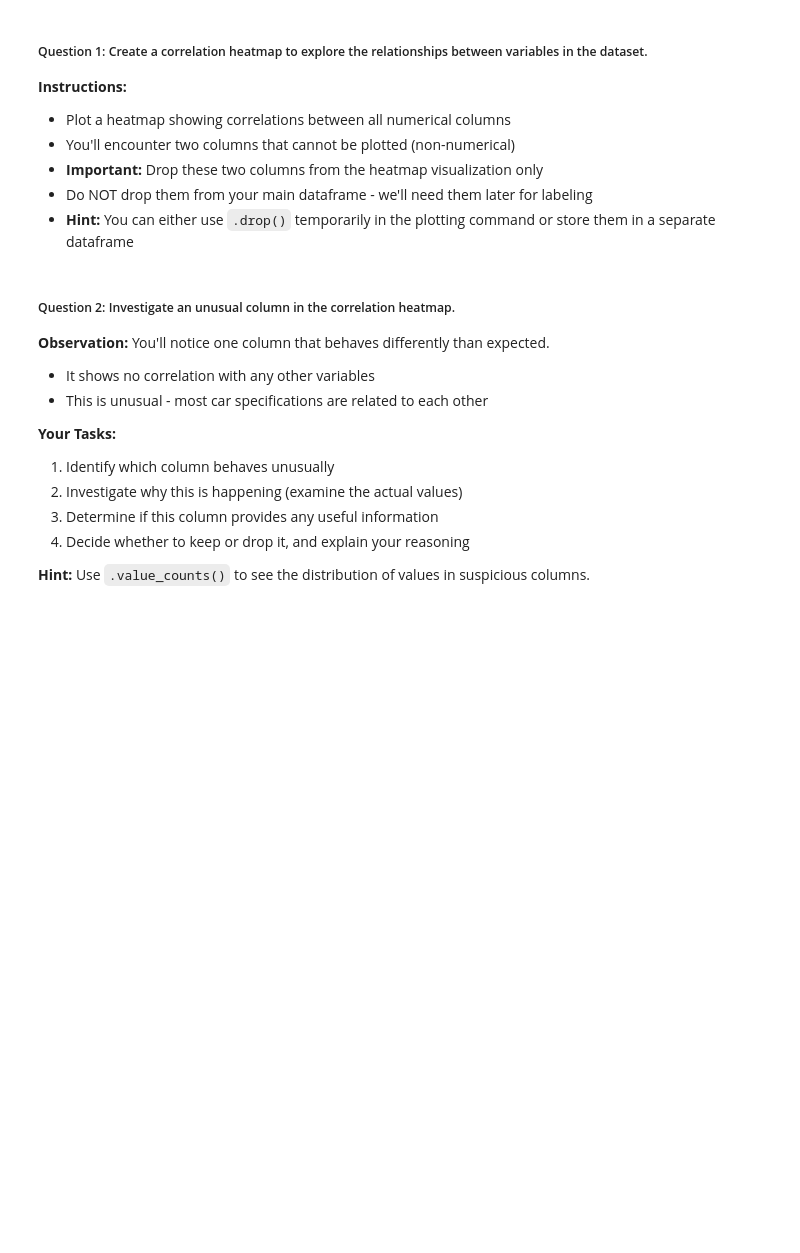
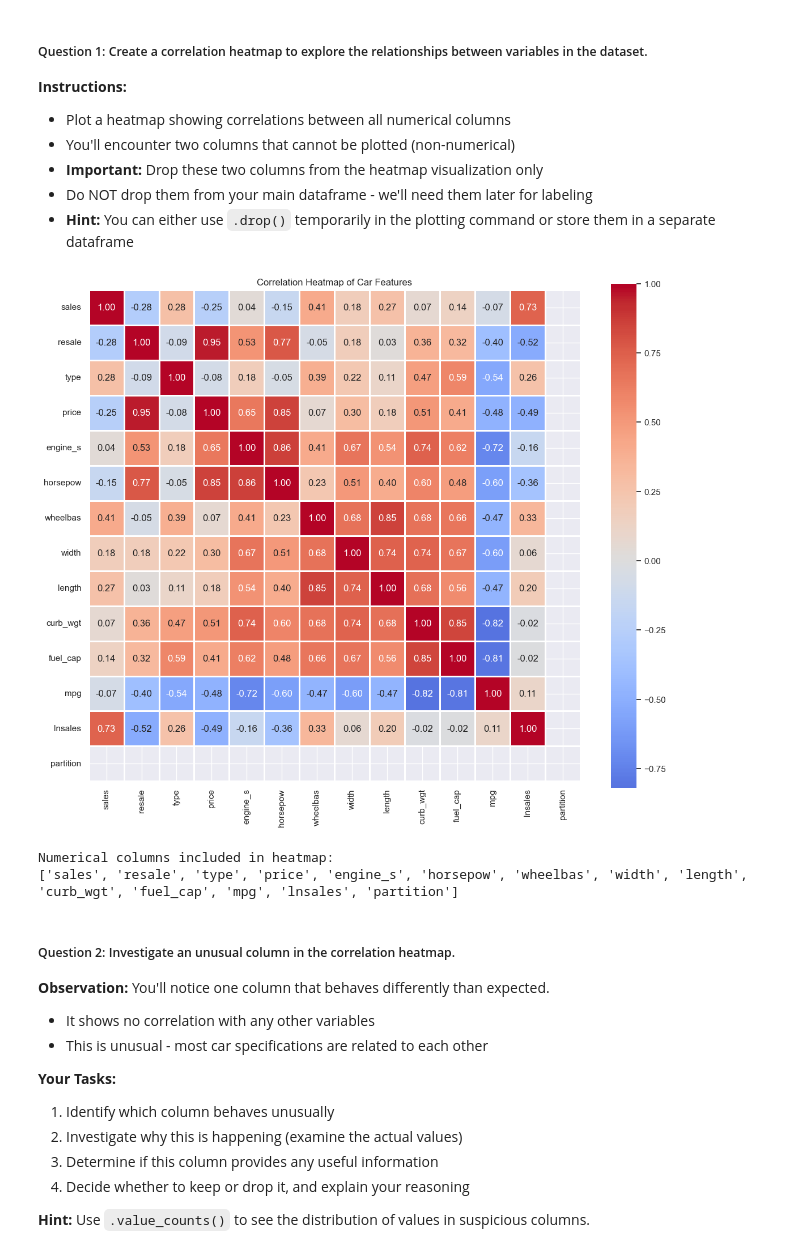
Before and after one commit to massirr/data-science-fundamentals, a Jupyter notebook: 8-Hierarchical Clustering/DSF 08 - Hierarchical Clustering Exercise.ipynb, the cells around one changed output. Drawn from its saved outputs; the diff is of its cells as text; code cells hidden in the pictures; blank space fills up the shorter version.

```diff
--- a/8-Hierarchical Clustering/DSF 08 - Hierarchical Clustering Exercise.ipynb
+++ b/8-Hierarchical Clustering/DSF 08 - Hierarchical Clustering Exercise.ipynb
@@ -2,8 +2,17 @@
 %reset
 %matplotlib inline
 low_memory=False
+
 # Import required libraries
-# Your code here
+import numpy as np
+import pandas as pd
+import matplotlib.pyplot as plt
+import seaborn as sns
+import scipy.cluster.hierarchy as shc
+from sklearn.cluster import AgglomerativeClustering, KMeans
+
+# Set style for better visualizations
+sns.set()
 # %% [markdown]
 ## 8.1 Introduction & Motivation
 # %% [markdown]
@@ -46,4 +55,7 @@ We'll use clustering techniques to identify distinct groups of vehicles based on
 First, let's have a look at the data.
 # %%
 # Load the Cars.csv dataset
-# Your code here
+cars = pd.read_csv('Cars.csv')
+print("Dataset loaded successfully!")
+print(f"Shape: {cars.shape}")
+cars.head()
@@ -61,7 +105,27 @@ First, let's have a look at the data.
 * **Hint:** You can either use `.drop()` temporarily in the plotting command or store them in a separate dataframe
 # %%
 # Create correlation heatmap
-# Your code here
+# Drop non-numerical columns temporarily for correlation calculation
+numerical_cols = cars.select_dtypes(include=[np.number]).columns
+cars_numerical = cars[numerical_cols]
+
+# Calculate correlation matrix
+correlation_matrix = cars_numerical.corr()
+
+# Create the heatmap
+plt.figure(figsize=(12, 10))
+sns.heatmap(correlation_matrix, annot=True, fmt='.2f', cmap='coolwarm', center=0,
+            square=True, linewidths=1)
+plt.title('Correlation Heatmap of Car Features')
+plt.tight_layout()
+plt.show()
+
+print("\nNumerical columns included in heatmap:")
+print(numerical_cols.tolist())
+# %% [output]
+[figure, added]
+Numerical columns included in heatmap:
+['sales', 'resale', 'type', 'price', 'engine_s', 'horsepow', 'wheelbas', 'width', 'length', 'curb_wgt', 'fuel_cap', 'mpg', 'lnsales', 'partition']
 # %% [markdown]
 ##### Question 2: Investigate an unusual column in the correlation heatmap.
 
```
Also changed, not shown: parts of 22 cells of this notebook, 4 other files.
